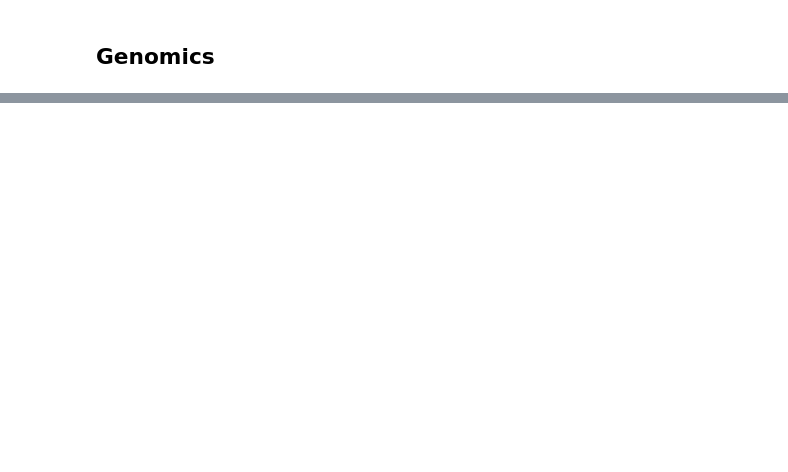
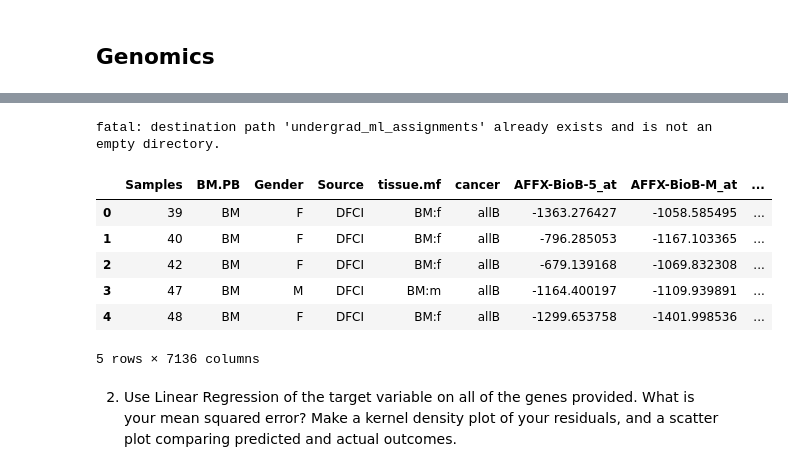
Before and after one commit to calvinpan1/ds3001_assignments, a Jupyter notebook: genomics_lab.ipynb, the cells around one changed output, grey strips where cells are left out. Cells and saved outputs as stored; diff of their text form; code cells hidden in the pictures; blank space fills up the shorter version.

```diff
--- a/genomics_lab.ipynb
+++ b/genomics_lab.ipynb
@@ -223,0 +11,39 @@ Total genes: 7129
+# %%
+# Import data and libraries
+
+! git clone https://github.com/ds4e/undergrad_ml_assignments
+
+import pandas as pd
+import numpy as np
+import seaborn as sns
+import seaborn as sns
+import matplotlib.pyplot as plt
+
+from sklearn.model_selection import KFold, cross_val_score
+from sklearn.linear_model import LinearRegression, LassoCV, lasso_path, Lasso, Ridge, RidgeCV
+from sklearn.preprocessing import StandardScaler
+
+# Loading and relabelling
+
+df = pd.read_csv('./undergrad_ml_assignments/data/golub.csv')
+
+mapper = {'allB':0,
+          'allT':0,
+          'aml':1}
+
+df['outcome'] = df['cancer'].map(mapper)
+
+df.head()
+
+# %%
+# %% [output]
+fatal: destination path 'undergrad_ml_assignments' already exists and is not an empty directory.
+|  | Samples | BM.PB | Gender | Source | tissue.mf | cancer | AFFX-BioB-5_at | AFFX-BioB-M_at | ... |
+| 0 | 39 | BM | F | DFCI | BM:f | allB | -1363.276427 | -1058.585495 | ... |
+| 1 | 40 | BM | F | DFCI | BM:f | allB | -796.285053 | -1167.103365 | ... |
+| 2 | 42 | BM | F | DFCI | BM:f | allB | -679.139168 | -1069.832308 | ... |
+| 3 | 47 | BM | M | DFCI | BM:m | allB | -1164.400197 | -1109.939891 | ... |
+| 4 | 48 | BM | F | DFCI | BM:f | allB | -1299.653758 | -1401.998536 | ... |
+5 rows × 7136 columns
+# %% [markdown]
+2. Use Linear Regression of the target variable on all of the genes provided. What is your mean squared error? Make a kernel density plot of your residuals, and a scatter plot comparing predicted and actual outcomes.
```
Also changed, not shown: parts of 21 cells of this notebook.
